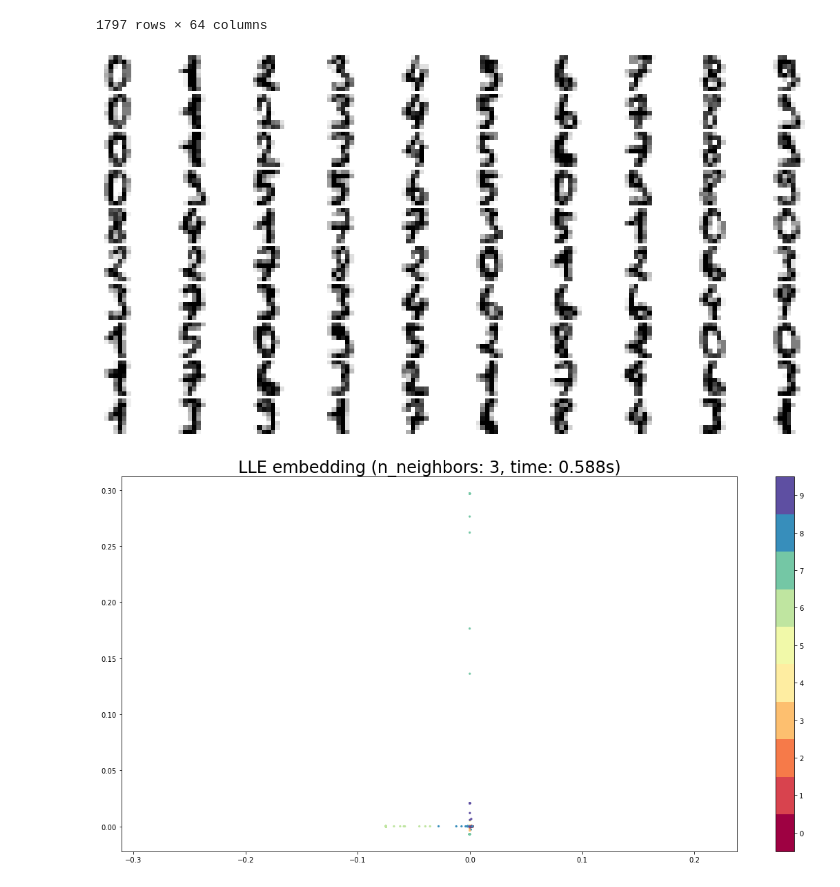
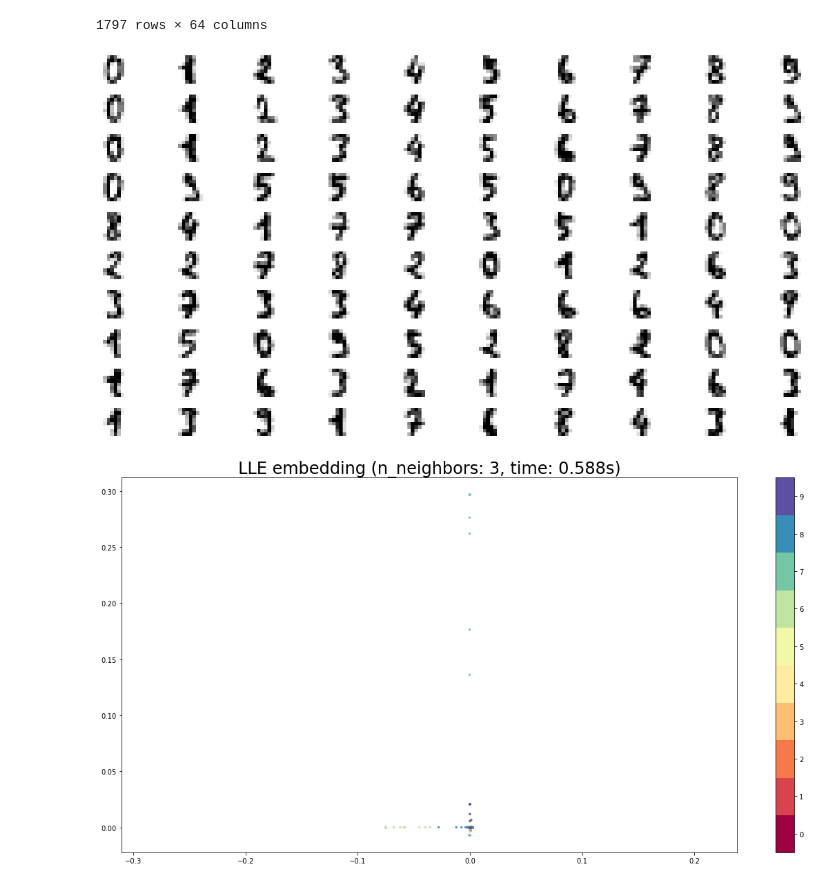
Before and after one commit to fratorgano/dimensionality-reduction, a Jupyter notebook: lle/lle.ipynb, the cells around one changed output. Drawn from its saved outputs; the diff is of its cells as text; code cells hidden in the pictures.

```diff
--- a/lle/lle.ipynb
+++ b/lle/lle.ipynb
@@ -248,15 +248,15 @@ digits_df
 # %%
 # mostro qualche cifra (100) del dataset
 
 fig, ax_array = plt.subplots(10, 10)
 axes = ax_array.flatten()
 for i, ax in enumerate(axes):
     ax.imshow(digits.images[i], cmap=plt.cm.binary)
 
 plt.setp(axes, xticks=[], yticks=[], frame_on=False)
-plt.tight_layout(h_pad=0.5, w_pad=0.01)
+plt.tight_layout(h_pad=2)
 # %% [output]
-[figure, old version]
+[figure, new version]
 # %%
 def disegna (X, y, title):
     plt.scatter(X[:, 0], X[:, 1], c=y, cmap='Spectral', s=5)
```
Also changed, not shown: parts of 2 cells of this notebook, 6 other files.
